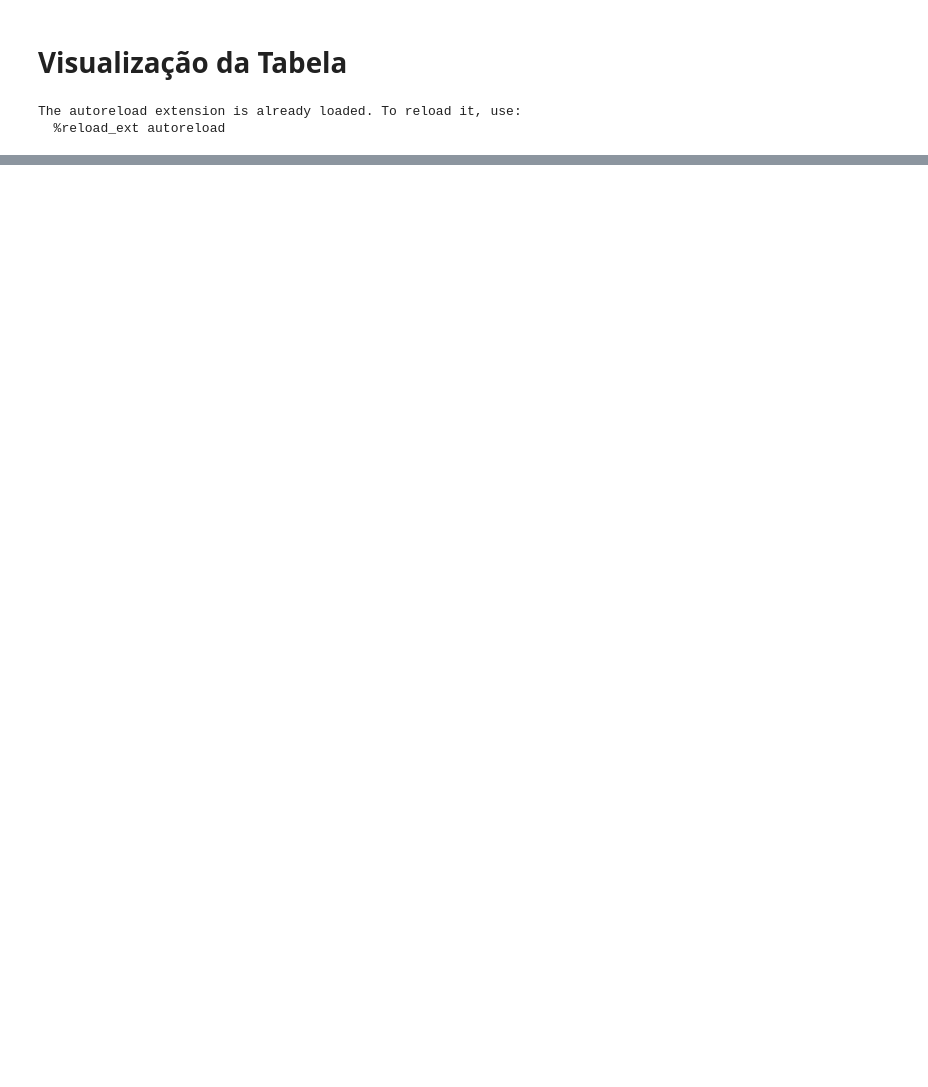
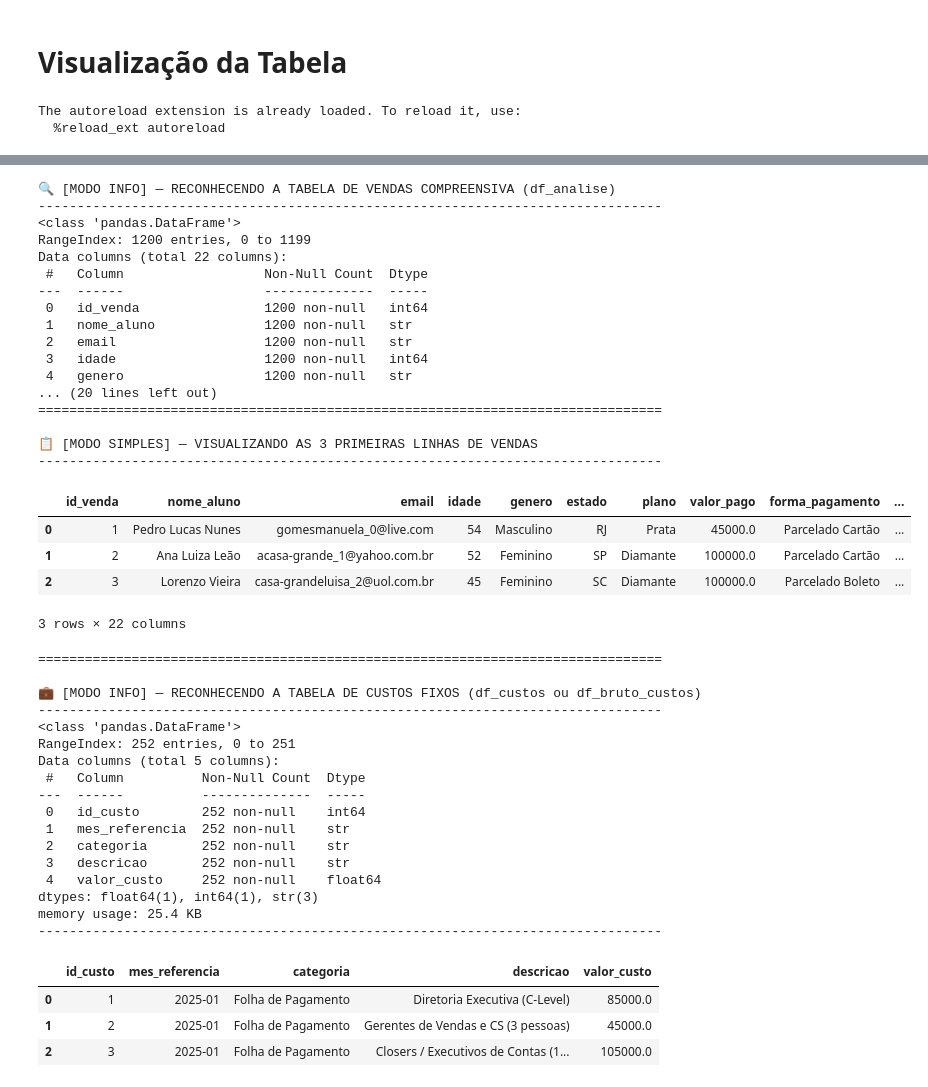
Before and after one commit to ravizeraig/dashInsights, a Jupyter notebook: notebooks/analise_exploratoria.ipynb, the cells around one changed output, grey strips where cells are left out. Drawn from its saved outputs; the diff is of its cells as text; code cells hidden in the pictures; blank space fills up the shorter version.

```diff
--- a/notebooks/analise_exploratoria.ipynb
+++ b/notebooks/analise_exploratoria.ipynb
@@ -69,0 +271,77 @@ NameError: name 'impuestos_deducoes' is not defined
+# %%
+# =========================================================================
+# MODO INFO & RECONHECIMENTO DE ESTRUTURA (RAIO-X DO BANCO)
+# =========================================================================
+
+print("🔍 [MODO INFO] — RECONHECENDO A TABELA DE VENDAS COMPREENSIVA (df_analise)")
+print("-" * 80)
+# O .info() nos diz o nome exato de cada coluna, se há valores nulos e o tipo de dado
+df_analise.info()
+
+print("\n" + "="*80 + "\n")
+
+print("📋 [MODO SIMPLES] — VISUALIZANDO AS 3 PRIMEIRAS LINHAS DE VENDAS")
+print("-" * 80)
+# O .head(3) nos dá uma amostra visual rápida dos dados reais para checarmos a grafia
+display(df_analise.head(3))
+
+print("\n" + "="*80 + "\n")
+
+print("💼 [MODO INFO] — RECONHECENDO A TABELA DE CUSTOS FIXOS (df_custos ou df_bruto_custos)")
+print("-" * 80)
+# Se você tiver a tabela de custos carregada, vamos ver a cara dela também
+try:
+    df_custos.info()
+    print("-" * 80)
+    display(df_custos.head(3))
+except NameError:
+    try:
+        df_bruto_custos.info()
+        print("-" * 80)
+        display(df_bruto_custos.head(3))
+    except NameError:
+        print("Aviso: Tabela de custos fixos ainda não foi declarada com o nome 'df_custos' ou 'df_bruto_custos' neste escopo.")
+# %% [output]
+🔍 [MODO INFO] — RECONHECENDO A TABELA DE VENDAS COMPREENSIVA (df_analise)
+--------------------------------------------------------------------------------
+<class 'pandas.DataFrame'>
+RangeIndex: 1200 entries, 0 to 1199
+Data columns (total 22 columns):
+ #   Column                  Non-Null Count  Dtype
+---  ------                  --------------  -----
+ 0   id_venda                1200 non-null   int64
+ 1   nome_aluno              1200 non-null   str
+ 2   email                   1200 non-null   str
+ 3   idade                   1200 non-null   int64
+ 4   genero                  1200 non-null   str
+... (20 lines left out)
+================================================================================
+
+📋 [MODO SIMPLES] — VISUALIZANDO AS 3 PRIMEIRAS LINHAS DE VENDAS
+--------------------------------------------------------------------------------
+|  | id_venda | nome_aluno | email | idade | genero | estado | plano | valor_pago | forma_pagamento | ... |
+| 0 | 1 | Pedro Lucas Nunes | gomesmanuela_0@live.com | 54 | Masculino | RJ | Prata | 45000.0 | Parcelado Cartão | ... |
+| 1 | 2 | Ana Luiza Leão | acasa-grande_1@yahoo.com.br | 52 | Feminino | SP | Diamante | 100000.0 | Parcelado Cartão | ... |
+| 2 | 3 | Lorenzo Vieira | casa-grandeluisa_2@uol.com.br | 45 | Feminino | SC | Diamante | 100000.0 | Parcelado Boleto | ... |
+3 rows × 22 columns
+================================================================================
+
+💼 [MODO INFO] — RECONHECENDO A TABELA DE CUSTOS FIXOS (df_custos ou df_bruto_custos)
+--------------------------------------------------------------------------------
+<class 'pandas.DataFrame'>
+RangeIndex: 252 entries, 0 to 251
+Data columns (total 5 columns):
+ #   Column          Non-Null Count  Dtype
+---  ------          --------------  -----
+ 0   id_custo        252 non-null    int64
+ 1   mes_referencia  252 non-null    str
+ 2   categoria       252 non-null    str
+ 3   descricao       252 non-null    str
+ 4   valor_custo     252 non-null    float64
+dtypes: float64(1), int64(1), str(3)
+memory usage: 25.4 KB
+--------------------------------------------------------------------------------
+|  | id_custo | mes_referencia | categoria | descricao | valor_custo |
+| 0 | 1 | 2025-01 | Folha de Pagamento | Diretoria Executiva (C-Level) | 85000.0 |
+| 1 | 2 | 2025-01 | Folha de Pagamento | Gerentes de Vendas e CS (3 pessoas) | 45000.0 |
+| 2 | 3 | 2025-01 | Folha de Pagamento | Closers / Executivos de Contas (1... | 105000.0 |
```
Also changed, not shown: parts of 12 cells of this notebook, 4 other files.
